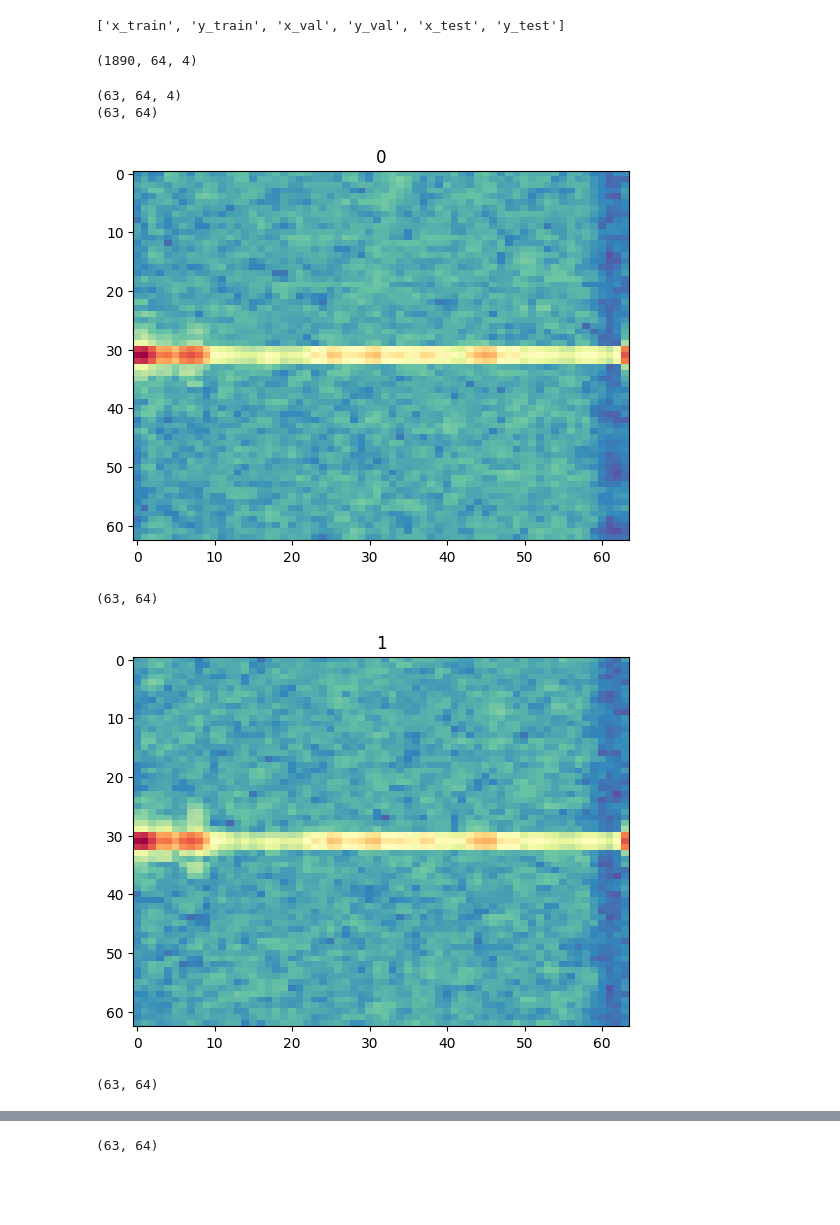
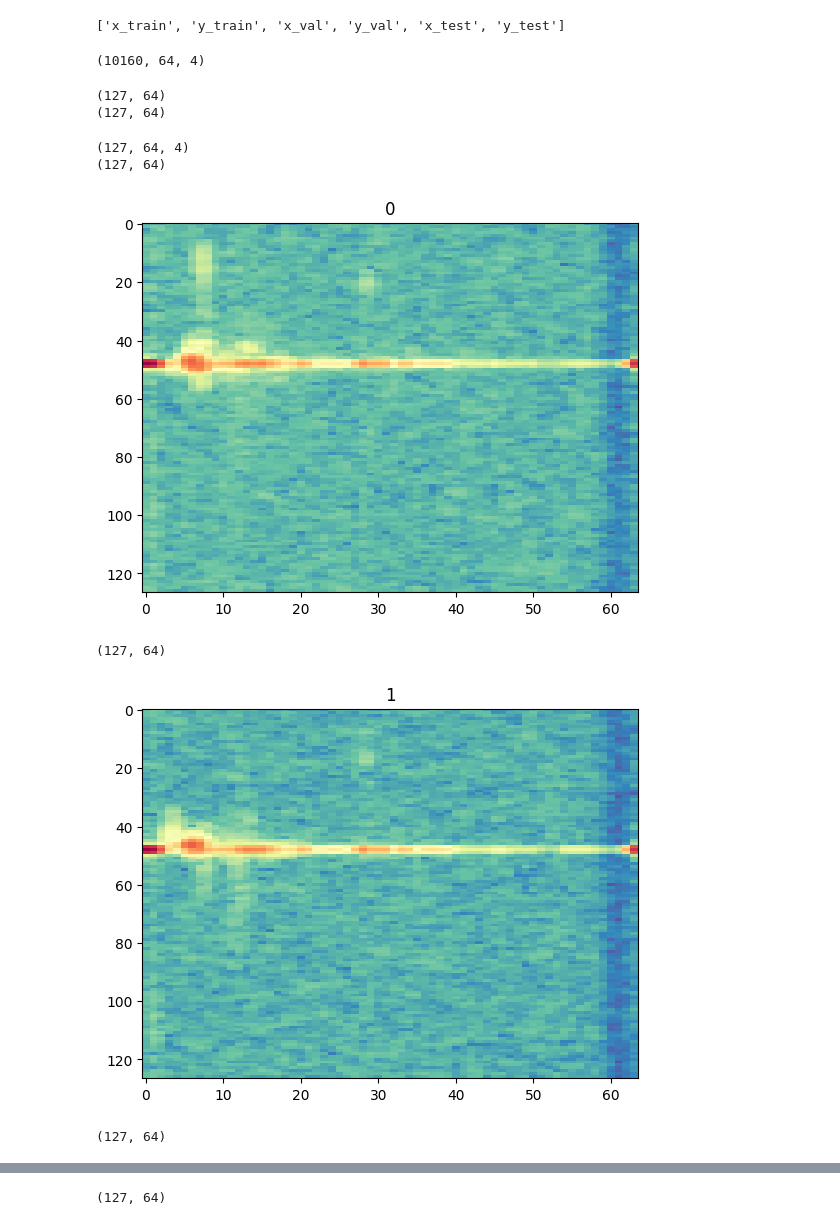
Before and after one commit to iman-clin/IWR6843AOP_EVM, a Jupyter notebook: Jupyter/preparing_dataset.ipynb, the cells around one changed output, grey strips where cells are left out. Saved outputs shown, nothing was run; the diff lists cells and outputs as text; code cells hidden in the pictures; blank space fills up the shorter version.

```diff
--- a/Jupyter/preparing_dataset.ipynb
+++ b/Jupyter/preparing_dataset.ipynb
@@ -38,7 +38,7 @@ val_ratio = 0.15
 test_ratio = 0.15
 # %%
 # Number of Rows/Columns of the csv data
-NUMBER_ROWS = 63
+NUMBER_ROWS = 127
 NUMBER_COlUMNS = 64
 DEPTH = 4
 # %%
@@ -236,0 +235,3 @@ print(len(y_orig_test))
+# %%
+heatmap = readCSV(join(dataset_path, target_list[int(y_orig_train[0])],filenames_train[0][0]))
+print('heatmap shape :', heatmap.shape)
@@ -242,7 +245,7 @@ def build_dataset(in_files, in_y):
     global max_m
 
 
-    num = len(in_files) * NUMBER_ROWS
+    num = len(in_files) * (NUMBER_ROWS)
     out_x = np.zeros((num, NUMBER_COlUMNS, DEPTH), dtype = np.float32)
     out_y = []
 
@@ -260,34 +263,35 @@ def build_dataset(in_files, in_y):
         if not path.endswith('.csv'):
             continue
 
-
+        #print(path)
         heatmap = readCSV(path)
+        #print(heatmap.shape)
         aux_n1 = np.subtract(heatmap, min_m)
         aux_n2 = np.divide(aux_n1, (max_m - min_m))
 
-        out_x[index*NUMBER_ROWS:index*NUMBER_ROWS+NUMBER_ROWS, : , 0] = aux_n2
+        out_x[index*(NUMBER_ROWS):index*(NUMBER_ROWS)+NUMBER_ROWS, : , 0] = aux_n2
+
         out_y.append(in_y[index])
 
         heatmap = readCSV(path1)
         aux_n1 = np.subtract(heatmap, min_m)
         aux_n2 = np.divide(aux_n1, (max_m - min_m))
 
-        out_x[index*NUMBER_ROWS:index*NUMBER_ROWS+NUMBER_ROWS, : , 1] = aux_n2
+        out_x[index*(NUMBER_ROWS):index*(NUMBER_ROWS)+NUMBER_ROWS, : , 1] = aux_n2
 
 
         heatmap = readCSV(path2)
         aux_n1 = np.subtract(heatmap, min_m)
         aux_n2 = np.divide(aux_n1, (max_m - min_m))
 
-        out_x[index*NUMBER_ROWS:index*NUMBER_ROWS+NUMBER_ROWS, : , 2] = aux_n2
+        out_x[index*(NUMBER_ROWS):index*(NUMBER_ROWS)+NUMBER_ROWS, : , 2] = aux_n2
 
 
         heatmap = readCSV(path3)
         aux_n1 = np.subtract(heatmap, min_m)
         aux_n2 = np.divide(aux_n1, (max_m - min_m))
 
-        out_x[index*NUMBER_ROWS:index*NUMBER_ROWS+NUMBER_ROWS, : , 3] = aux_n2
-
+        out_x[index*(NUMBER_ROWS):index*(NUMBER_ROWS)+NUMBER_ROWS, : , 3] = aux_n2
 
         #print(out_x[index].shape)
 
@@ -346,26 +350,43 @@ feature_sets.files
 # %%
 print(x_train.shape)
 # %% [output]
-(1890, 64, 4)
+(10160, 64, 4)
+# %%
+x_traint = x_train[128*3:128*4-1,:,:].reshape(
+                          NUMBER_ROWS,
+                          NUMBER_COlUMNS,
+                          DEPTH)
+x_traint.shape
+print(x_traint[:,:,0].shape)
+print(x_traint[:,:,1].shape)
+# %% [output]
+(127, 64)
+(127, 64)
 # %%
+# Print a pack of 4 samples
 count = 0
-x_traint = x_train[63*3:63*4,:,:].reshape(
+
+print_idx = 15
+
+#print(filenames[print_idx])
+
+x_traint = x_train[128*print_idx:128*(print_idx+1)-1,:,:].reshape(
                           NUMBER_ROWS,
                           NUMBER_COlUMNS,
                           DEPTH)
 print(x_traint.shape)
 for x in range(0,4,1):
     f = x_traint[:,:,x]
     print(f.shape)
     # read the csv file
     plt.imshow(f, cmap='Spectral_r', interpolation='nearest', aspect='auto')
     plt.title(count)
     plt.show()
     count+=1
 # %% [output]
-(63, 64, 4)
-(63, 64)
+(127, 64, 4)
+(127, 64)
-[figure, old version]
+[figure, new version]
-(63, 64)
+(127, 64)
-[figure, old version]
+[figure, new version]
-(63, 64)
+(127, 64)
@@ -373 +394 @@ for x in range(0,4,1):
-(63, 64)
+(127, 64)
```
Also changed, not shown: parts of 19 cells of this notebook, 58 other files.
